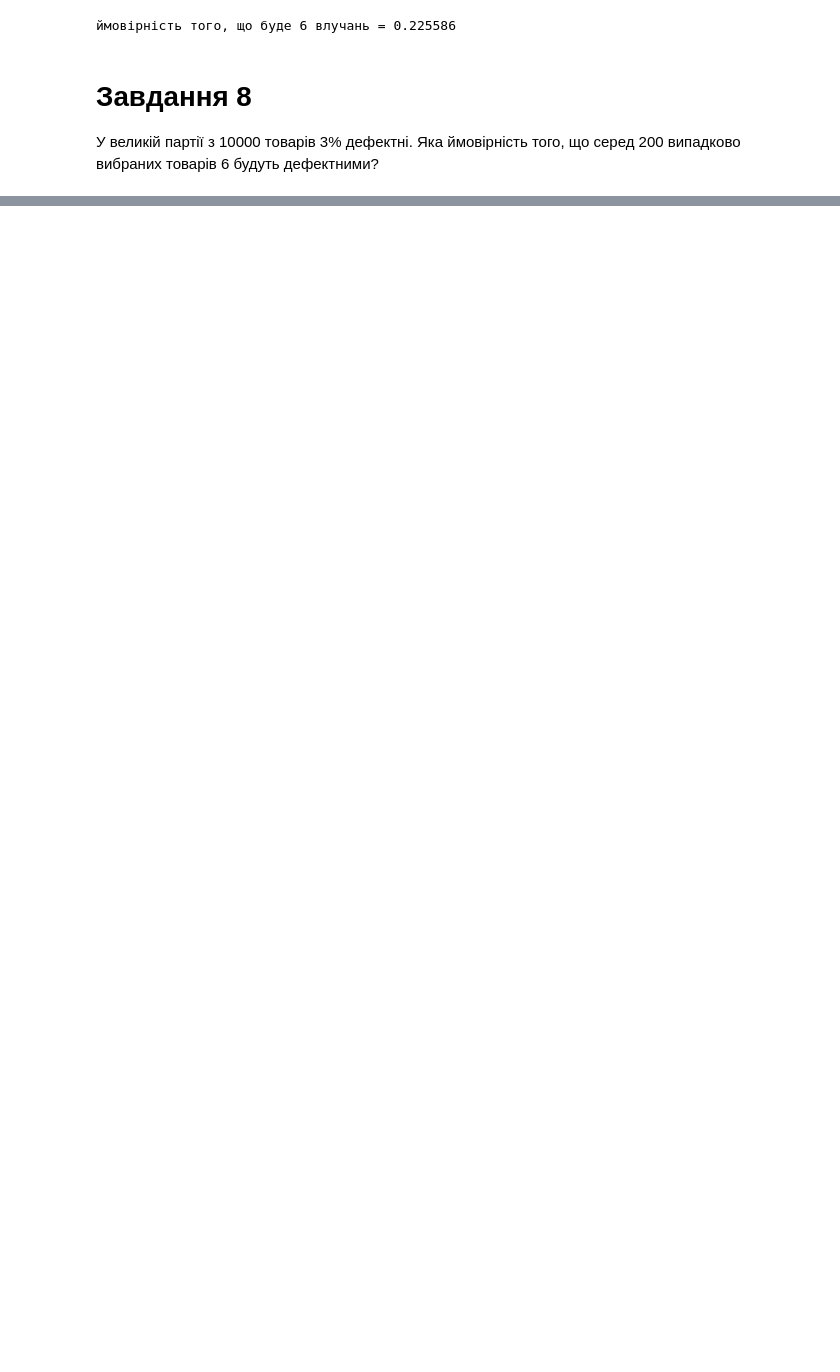
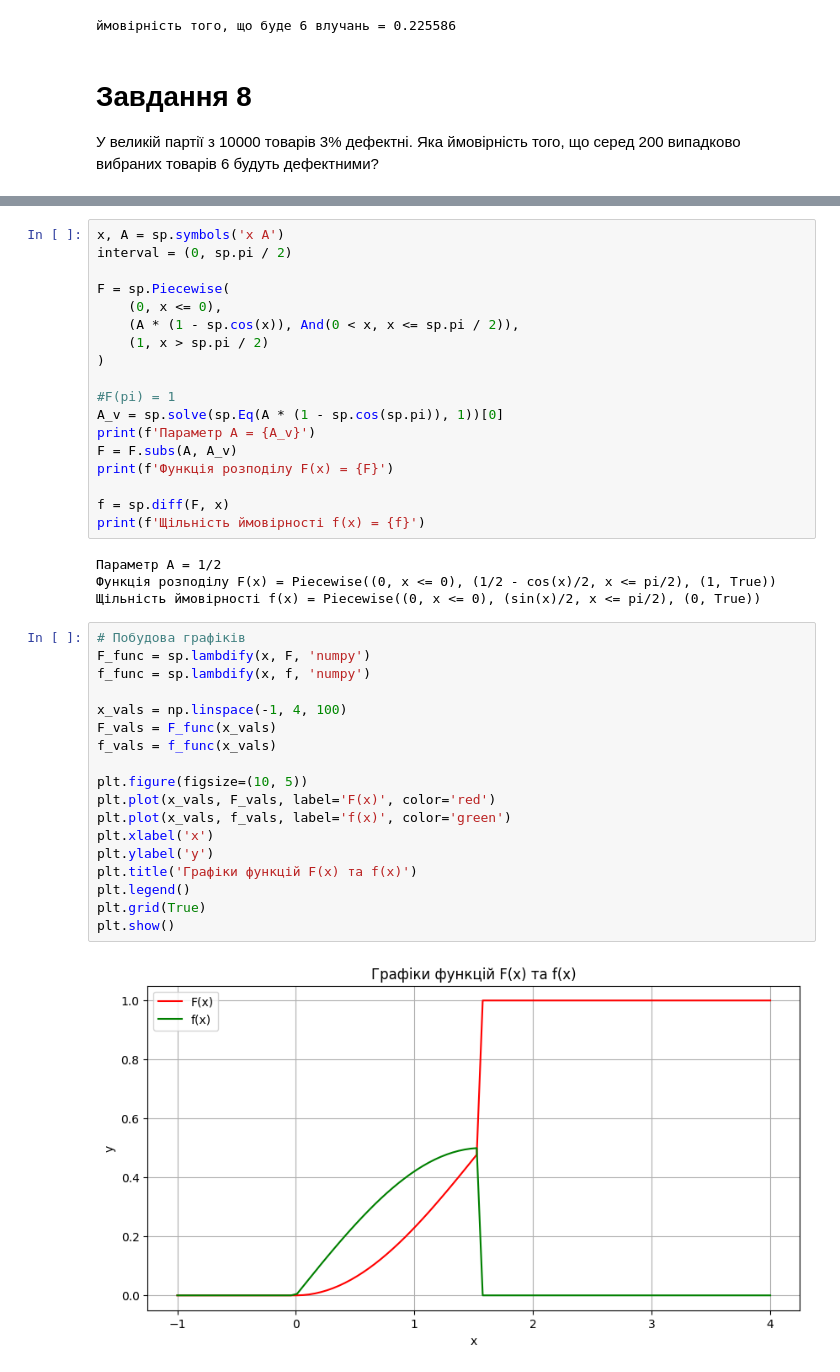
Before and after one commit to SylvaticGhost/TeorVerRGR, a Jupyter notebook: rgr.ipynb, the cells around one changed output, grey strips where cells are left out. Drawn from its saved outputs; the diff is of its cells as text; blank space fills up the shorter version.

```diff
--- a/rgr.ipynb
+++ b/rgr.ipynb
@@ -154,0 +283,42 @@ AttributeError: Module 'scipy' has no attribute 'pdf'
+# %%
+x, A = sp.symbols('x A')
+interval = (0, sp.pi / 2)
+
+F = sp.Piecewise(
+    (0, x <= 0),
+    (A * (1 - sp.cos(x)), And(0 < x, x <= sp.pi / 2)),
+    (1, x > sp.pi / 2)
+)
+
+#F(pi) = 1
+A_v = sp.solve(sp.Eq(A * (1 - sp.cos(sp.pi)), 1))[0]
+print(f'Параметр A = {A_v}')
+F = F.subs(A, A_v)
+print(f'Функція розподілу F(x) = {F}')
+
+f = sp.diff(F, x)
+print(f'Щільність ймовірності f(x) = {f}')
+# %% [output]
+Параметр A = 1/2
+Функція розподілу F(x) = Piecewise((0, x <= 0), (1/2 - cos(x)/2, x <= pi/2), (1, True))
+Щільність ймовірності f(x) = Piecewise((0, x <= 0), (sin(x)/2, x <= pi/2), (0, True))
+# %%
+# Побудова графіків
+F_func = sp.lambdify(x, F, 'numpy')
+f_func = sp.lambdify(x, f, 'numpy')
+
+x_vals = np.linspace(-1, 4, 100)
+F_vals = F_func(x_vals)
+f_vals = f_func(x_vals)
+
+plt.figure(figsize=(10, 5))
+plt.plot(x_vals, F_vals, label='F(x)', color='red')
+plt.plot(x_vals, f_vals, label='f(x)', color='green')
+plt.xlabel('x')
+plt.ylabel('y')
+plt.title('Графіки функцій F(x) та f(x)')
+plt.legend()
+plt.grid(True)
+plt.show()
+# %% [output]
+[figure, added]
```
Also changed, not shown: parts of 40 cells of this notebook, 1 other file.
